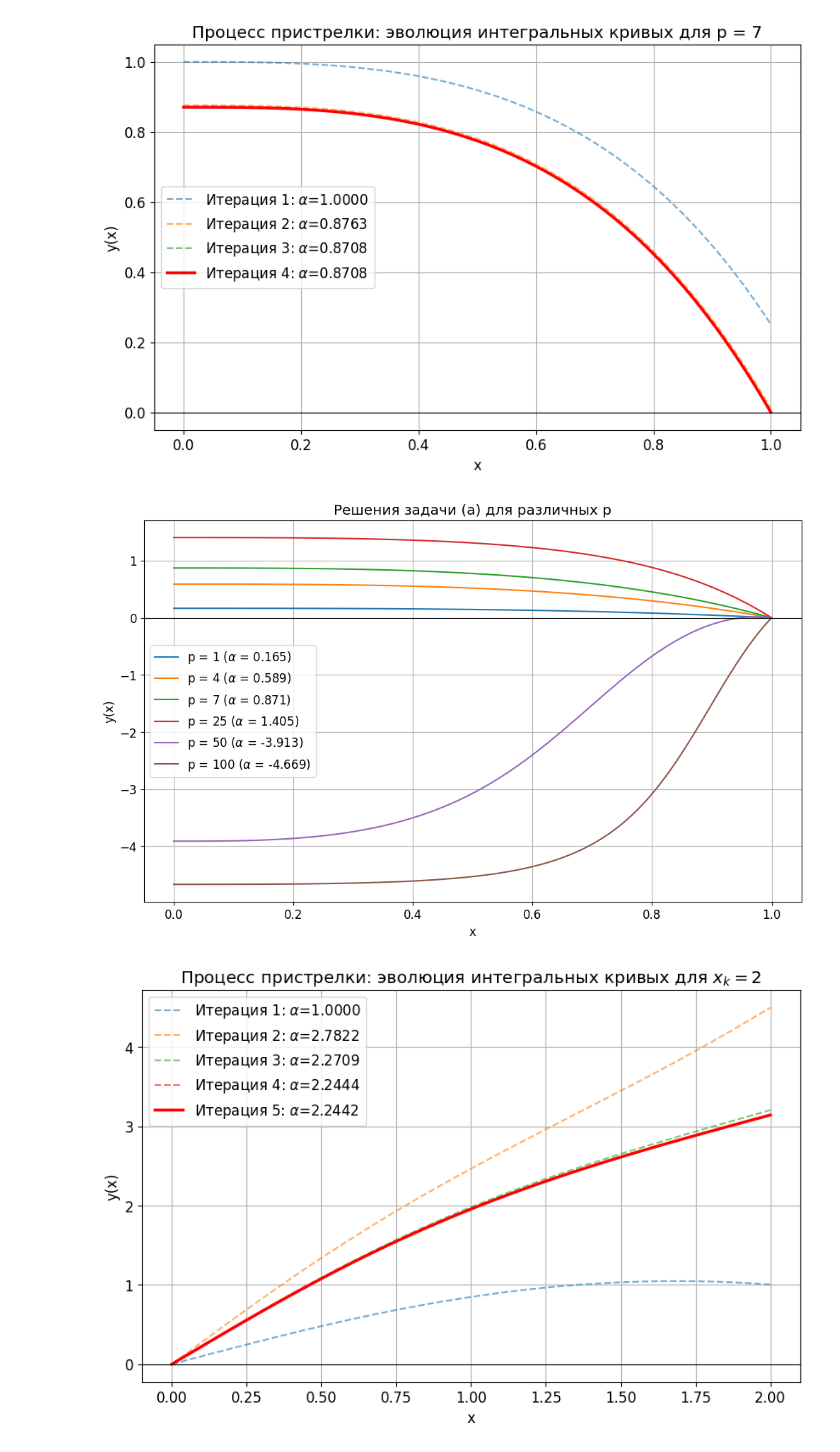
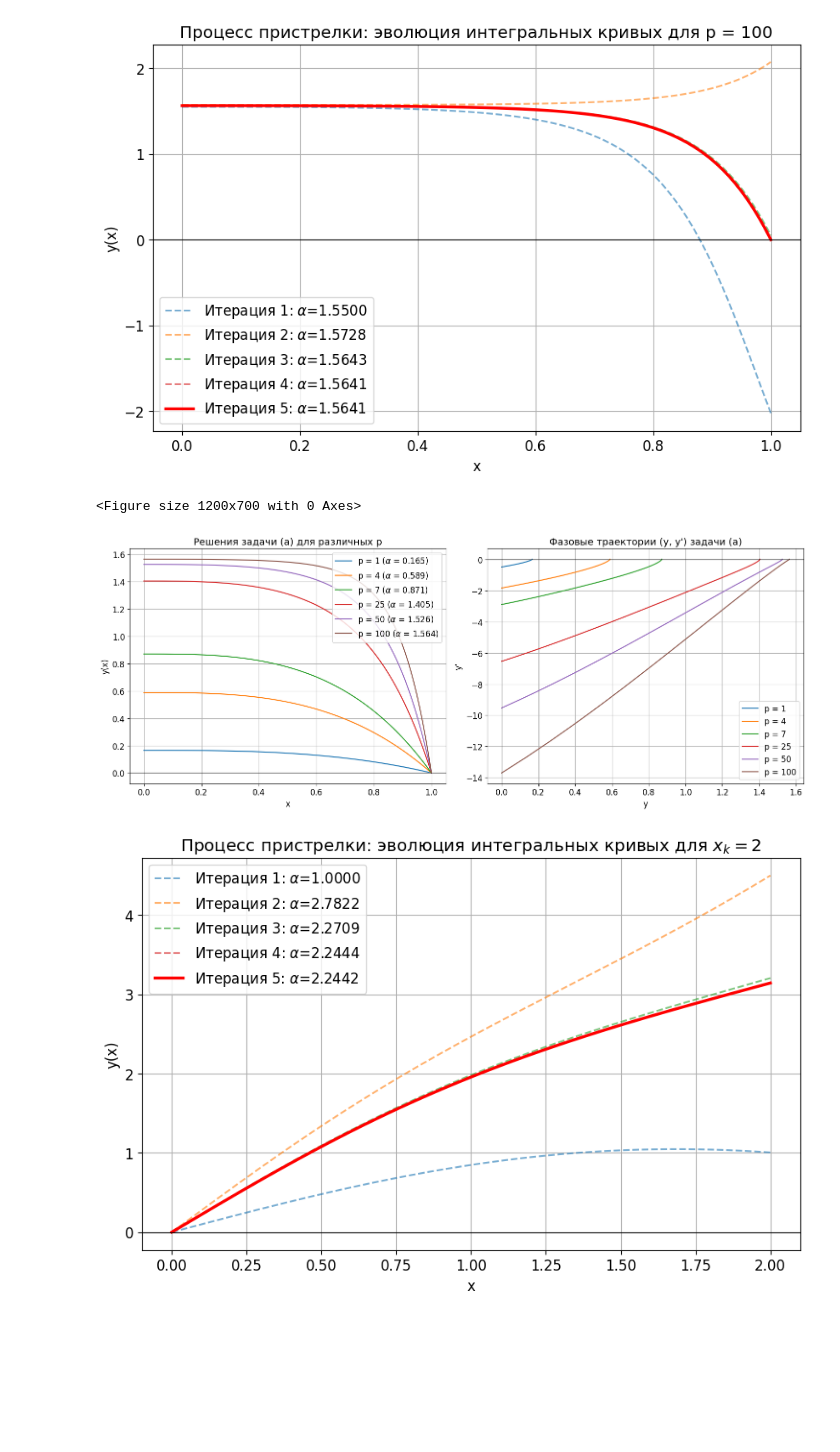
Before and after one commit to ralex2304/mipt-courses, a Jupyter notebook: Lab_8-9.ipynb, the cells around one changed output. Cells and saved outputs as stored; diff of their text form; code cells hidden in the pictures; blank space fills up the shorter version.

```diff
--- a/Lab_8-9.ipynb
+++ b/Lab_8-9.ipynb
@@ -33,7 +32,7 @@ def shooting_method(system_func, y0_func, param_guess, x_span,
     history = []
 
     tol = 1e-6
-    max_iter = 20
+    max_iter = 100
 
     dt = (x_span[1] - x_span[0]) / (eval_points - 1)
 
@@ -60,7 +59,7 @@ def shooting_method(system_func, y0_func, param_guess, x_span,
         if abs(residual) < tol:
             if save_history:
                 return x_arr, Y_arr[0], param, history
-            return x_arr, Y_arr[0], param
+            return x_arr, Y_arr, param
 
         # Шаг метода Ньютона
         param = param - residual / deriv_end
@@ -79,11 +78,11 @@ def sys_1a(x, Y, alpha, p):
 def y0_1a(alpha):
     return [alpha, 0.0, 1.0, 0.0]
 
-# Демонстрация процесса пристрелки для p = 7
-x_sol, y_sol, alpha_final, history = shooting_method(
-    system_func=lambda x, Y, a: sys_1a(x, Y, a, p=7),
-    y0_func=y0_1a, param_guess=1.0, x_span=[0, 1], save_history=True
+x_sol, y, alpha_final, history = shooting_method(
+    system_func=lambda x, Y, a: sys_1a(x, Y, a, p=100),
+    y0_func=y0_1a, param_guess=1.55, x_span=[0, 1], save_history=True
 )
+y_sol = y[0]
 
 plt.figure(figsize=(10, 6))
 for i, step in enumerate(history):
@@ -94,33 +93,48 @@ for i, step in enumerate(history):
         plt.plot(step['x'], step['y'], '--', alpha=0.6, label=f'Итерация {i+1}: $\\alpha$={alpha_val:.4f}')
 
 plt.axhline(0, color='black', linewidth=0.8)
-plt.title('Процесс пристрелки: эволюция интегральных кривых для p = 7')
+plt.title('Процесс пристрелки: эволюция интегральных кривых для p = 100')
 plt.xlabel('x'); plt.ylabel('y(x)')
 plt.legend(); plt.show()
 # %% [output]
-[figure, old version]
+[figure, new version]
 # %%
 # Решение задачи для различных параметров p
 p_values = [1, 4, 7, 25, 50, 100]
-guesses = {1: 1.0, 4: 1.0, 7: 1.0, 25: 1.0, 50: 3.0, 100: -10.0}
+guesses = {1: 1.0, 4: 1.0, 7: 1.0, 25: 1.0, 50: 1.5, 100: 1.55}
 plt.figure(figsize=(12, 7))
+
+fig, (ax1, ax2) = plt.subplots(1, 2, figsize=(15, 6))
 
 for p in p_values:
     try:
-        x_sol, y_sol, alpha_final = shooting_method(
+        x_sol, y, alpha_final = shooting_method(
             system_func=lambda x, Y, a: sys_1a(x, Y, a, p=p),
             y0_func=y0_1a, param_guess=guesses[p], x_span=[0, 1]
         )
-        plt.plot(x_sol, y_sol, label=f'p = {p} ($\\alpha$ = {alpha_final:.3f})')
+        y_sol = y[0]
+        dy_sol = y[1]
+        ax1.plot(x_sol, y_sol, label=f'p = {p} ($\\alpha$ = {alpha_final:.3f})')
+        ax2.plot(y_sol, dy_sol, label=f'p = {p}')
     except RuntimeError as e:
         print(e)
 
-plt.axhline(0, color='black', linewidth=0.8)
-plt.title('Решения задачи (а) для различных p')
-plt.xlabel('x'); plt.ylabel('y(x)')
-plt.legend(); plt.show()
+ax1.axhline(0, color='black', linewidth=0.8)
+ax1.set_title('Решения задачи (а) для различных p')
+ax1.set_xlabel('x'); ax1.set_ylabel('y(x)')
+ax1.legend(); ax1.grid(True)
+
+ax2.axhline(0, color='black', linewidth=0.8)
+ax2.axvline(0, color='black', linewidth=0.8)
+ax2.set_title('Фазовые траектории (y, y\') задачи (а)')
+ax2.set_xlabel('y'); ax2.set_ylabel("y'")
+ax2.legend(); ax2.grid(True)
+
+plt.tight_layout()
+plt.show()
 # %% [output]
+<Figure size 1200x700 with 0 Axes>
-[figure, old version]
+[figure, new version]
 # %%
 # Правая часть расширенной системы для задачи 1.2
 def sys_1v(x, Y, alpha):
```
Also changed, not shown: parts of 2 cells of this notebook.
